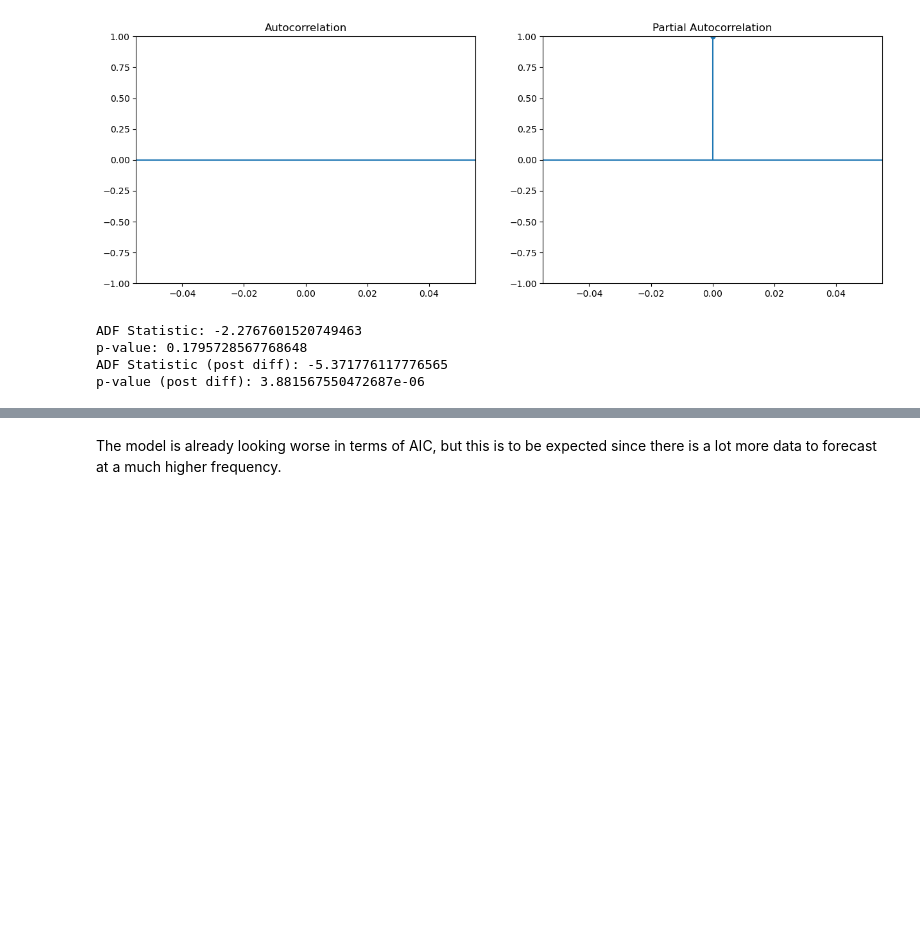
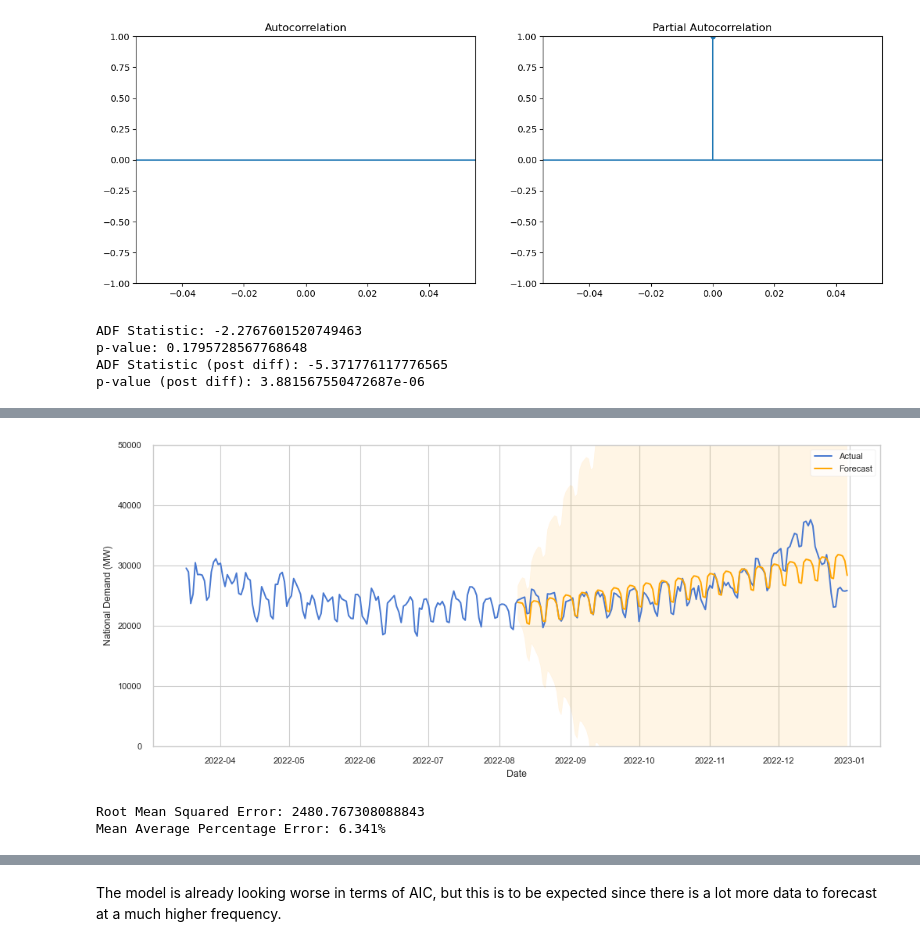
Before and after one commit to mita765/MScThesis, a Jupyter notebook: Thesis-TR.ipynb, the cells around one changed output, grey strips where cells are left out. Cells and saved outputs as stored; diff of their text form; code cells hidden in the pictures; blank space fills up the shorter version.

````diff
--- a/Thesis-TR.ipynb
+++ b/Thesis-TR.ipynb
@@ -460,6 +487,10 @@ mean_dwdat.head()
 | 2022-01-03 | 0.020500 | 8.233333 | 19.700000 |
 | 2022-01-04 | 0.039364 | 3.500000 | 14.466667 |
 | 2022-01-05 | 0.060809 | 3.033333 | 13.666667 |
+# %%
+stts_22 = stts[((stts.index >= pd.to_datetime("2022-01-01")) & (stts.index <= pd.to_datetime("2022-12-31")))].asfreq("D")
+stts_train = stts_22[stts_22.index < pd.to_datetime("2022-08-09")]
+stts_test = stts_22[stts_22.index >= pd.to_datetime("2022-08-09")]
 # %%
 stex = stts[((stts.index >= pd.to_datetime("2022-01-01")) & (stts.index <= pd.to_datetime("2022-12-31")))].join(mean_dwdat).asfreq("D")
 stex_train = stex[stex.index < pd.to_datetime("2022-08-09")]
@@ -491,3 +530,7 @@ AIC: 3525.612439985487
 ```
 
 Also, ignore the UserWarnings: they are just to say that the model is self-correcting its parametrisation.
+# %%
+stts_model = SARIMAX(stts_train, order=(0,1,4), seasonal_order=(0,1,4,7))
+stts_fit = stts_model.fit(disp=False, maxiter=1000, method="powell")
+print(stts_fit.summary())
@@ -494,3 +555,12 @@ Also, ignore the UserWarnings: they are just to say that the model is self-corre
+# %%
+plot_fcast_sarimax(stts_fit, stts_train, stts_test)
+# %% [output]
+[figure, added]
+# %%
+rmse_mape(stts_fit, stts_test)
+# %% [output]
+Root Mean Squared Error: 2480.767308088843
+Mean Average Percentage Error: 6.341%
 # %%
 stex_model = SARIMAX(stex_train["ND"], exog=stex_train[["tavg", "wspd", "sun_eff"]], order=(0,1,4), seasonal_order=(0,1,4,7))
 stex_fit = stex_model.fit(disp=False, maxiter=1000, method="powell")
````
Also changed, not shown: parts of 22 cells of this notebook, 1 other file.
